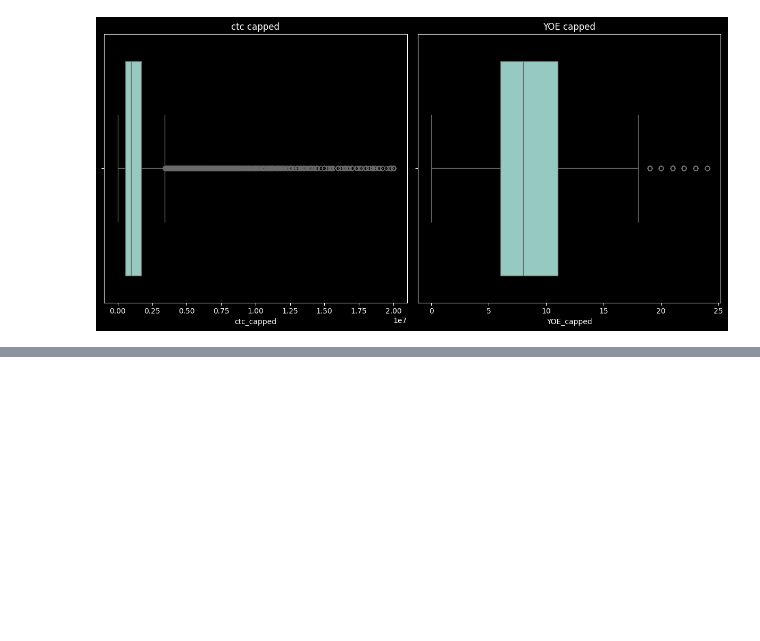
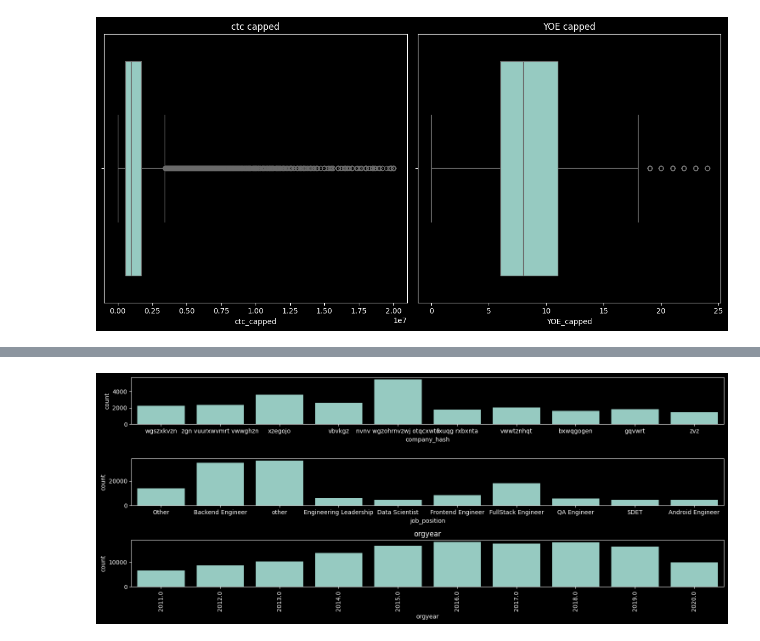
Before and after one commit to VDdotexe/Weekend_Scratching, a Jupyter notebook: case_studies/Clustering_CS.ipynb, the cells around one changed output, grey strips where cells are left out. Drawn from its saved outputs; the diff is of its cells as text; code cells hidden in the pictures; blank space fills up the shorter version.

```diff
--- a/case_studies/Clustering_CS.ipynb
+++ b/case_studies/Clustering_CS.ipynb
@@ -281,0 +478,18 @@ plt.show()
+# %%
+obj_cols= ['company_hash', 'job_position', 'orgyear']
+num_cols= ['ctc_capped', 'YOE_capped']
+# %%
+# doing count plots for object columns
+fig, ax= plt.subplots(len(obj_cols), 1, figsize= (15,6))
+
+for i, col in enumerate(obj_cols):
+    top10= df2[col].value_counts().nlargest(10)
+    filtered_data= df2[df2[col].isin(top10.index)]
+    sns.countplot(data= filtered_data, x= col, ax= ax[i])
+    plt.title(col)
+    plt.xticks(rotation= 90)
+
+plt.tight_layout()
+plt.show()
+# %% [output]
+[figure, added]
```
Also changed, not shown: parts of 18 cells of this notebook.
